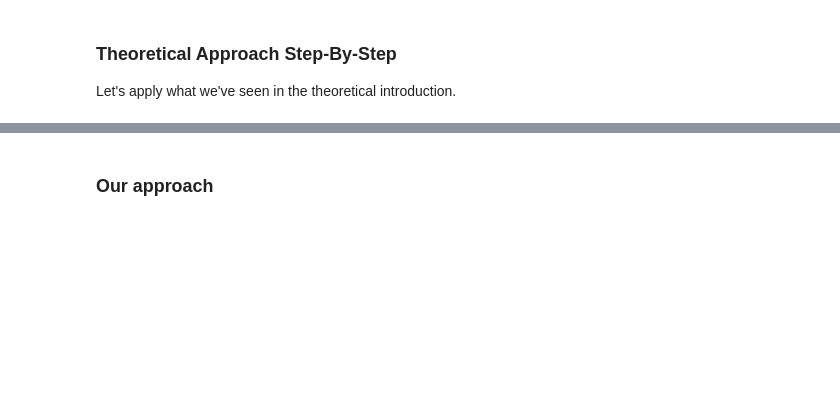
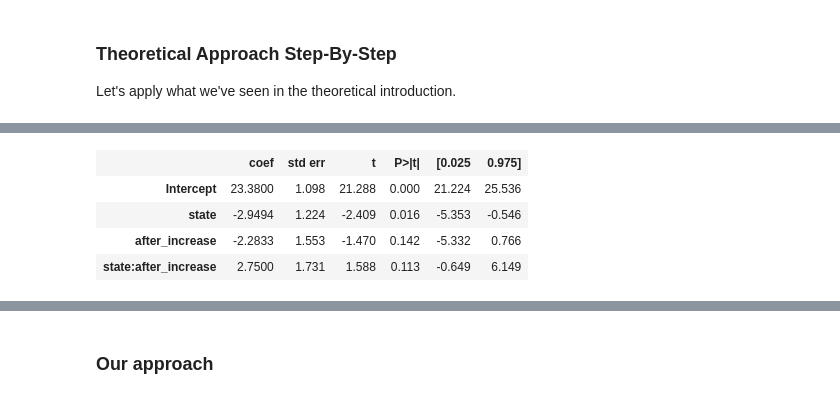
Before and after one commit to gfluz94/causal-inference, a Jupyter notebook: examples/04. ATE with Diffence-in-Differences.ipynb, the cells around one changed output, grey strips where cells are left out. Cells and saved outputs as stored; diff of their text form; code cells hidden in the pictures; blank space fills up the shorter version.

```diff
--- a/examples/04. ATE with Diffence-in-Differences.ipynb
+++ b/examples/04. ATE with Diffence-in-Differences.ipynb
@@ -66,0 +162,12 @@ model.estimates
+# %%
+model = smf.ols(
+    formula=f"{Y} ~ {D} * {T}",
+    data=df
+).fit()
+model.summary().tables[1]
+# %% [output]
+|  | coef | std err | t | P>|t| | [0.025 | 0.975] |
+| Intercept | 23.3800 | 1.098 | 21.288 | 0.000 | 21.224 | 25.536 |
+| state | -2.9494 | 1.224 | -2.409 | 0.016 | -5.353 | -0.546 |
+| after_increase | -2.2833 | 1.553 | -1.470 | 0.142 | -5.332 | 0.766 |
+| state:after_increase | 2.7500 | 1.731 | 1.588 | 0.113 | -0.649 | 6.149 |
```
Also changed, not shown: parts of 14 cells of this notebook.
